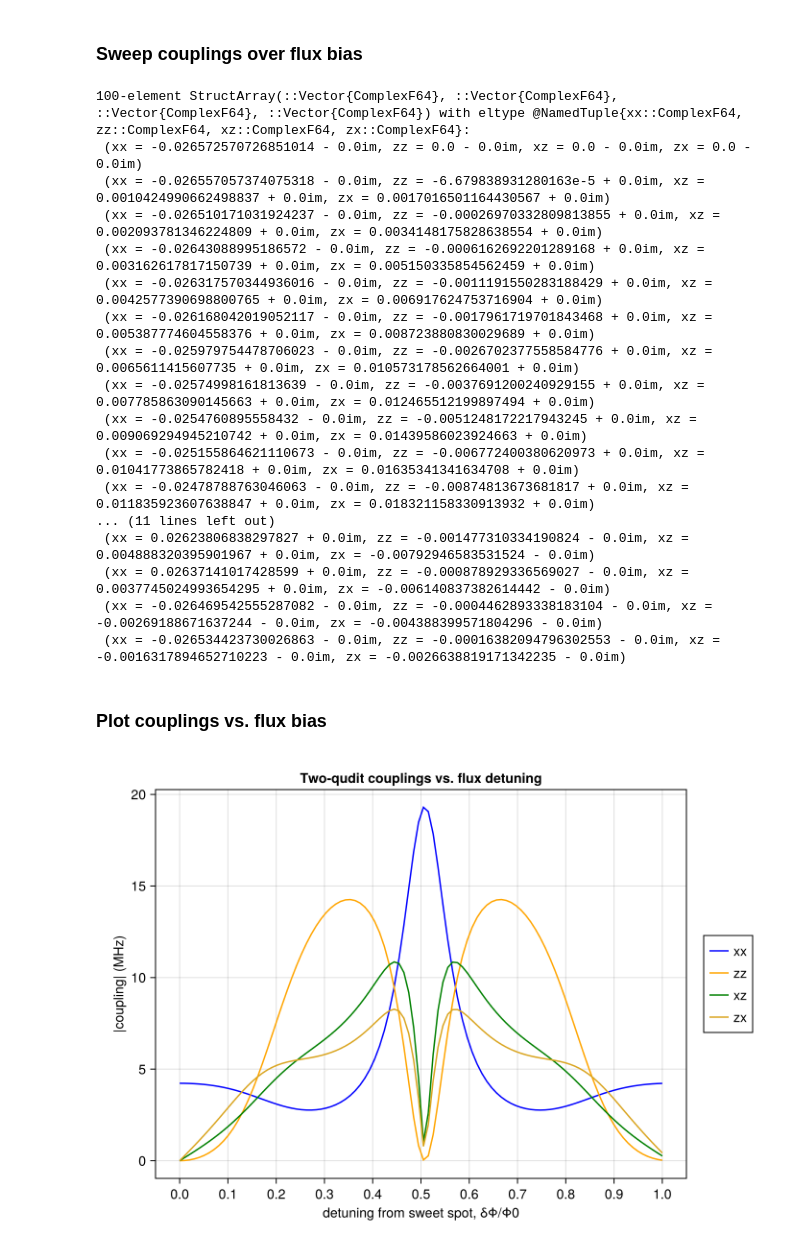
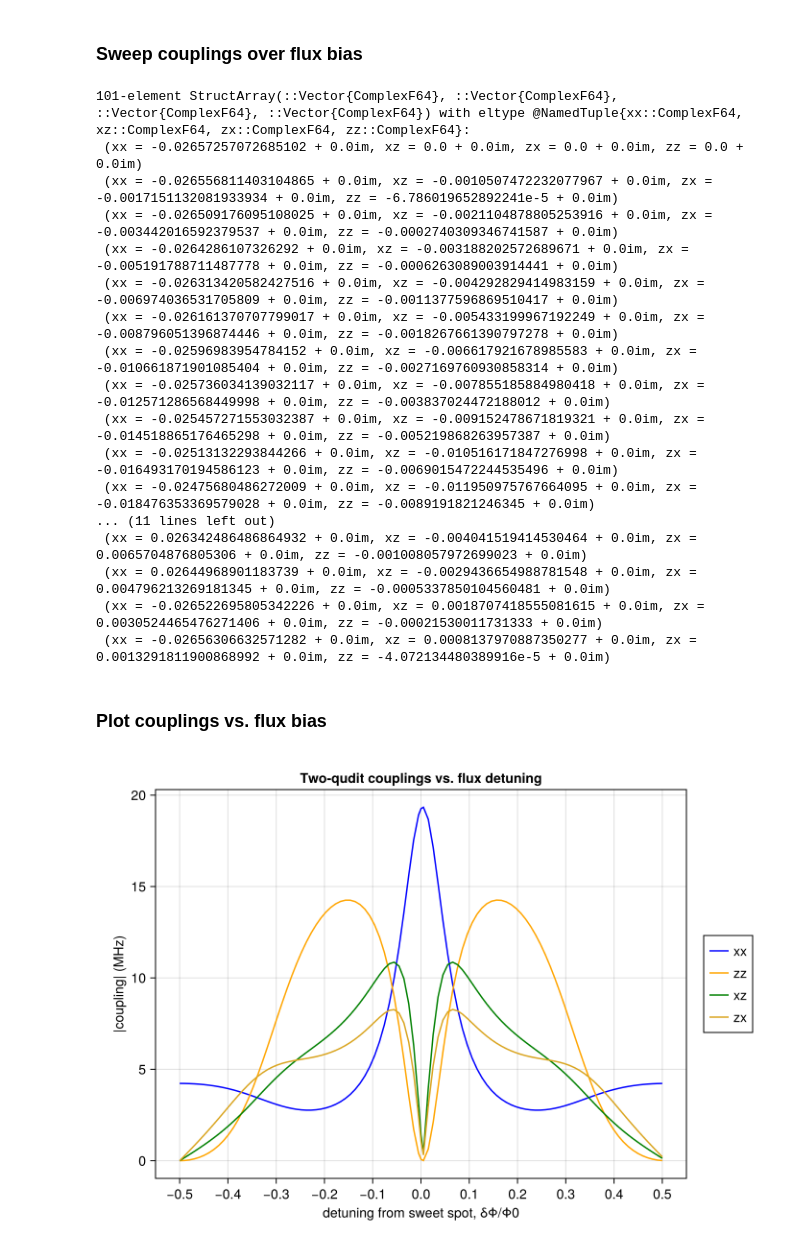
Before and after one commit to brisenodaniel/XoniumUnitCell.jl, a Jupyter notebook: notebooks/parametric_CZ.ipynb, the cells around one changed output. Drawn from its saved outputs; the diff is of its cells as text; code cells hidden in the pictures.

```diff
--- a/notebooks/parametric_CZ.ipynb
+++ b/notebooks/parametric_CZ.ipynb
@@ -266,65 +56,58 @@ get_propagator (generic function with 1 method)
 # %% [markdown]
 ### Sweep couplings over flux bias
 # %%
-δϕs = LinRange(0, 1, 100) * 2π  # detuning from the sweet spot (Φ0/2); same physical range as before (0 to 2π absolute), just recentered
+# true detuning of both fluxonia from the sweet spot Φ0/2, as a flux angle 2πδΦ/Φ0 (total bias π + δϕ)
+δϕs = collect(LinRange(-0.5, 0.5, 100)) * 2π
+0.0 ∈ δϕs || (δϕs = sort!([δϕs; 0.0]))  # always include the sweet spot
 
-function sweep_couplings(sys, δϕs)
-    couplings1, refs = get_qubit_couplings(δϕs[1], δϕs[1])
-    results = Vector{typeof(couplings1)}(undef, length(δϕs))
-    results[1] = couplings1
-    @showprogress for i in 2:length(δϕs)
-        couplings, refs = get_qubit_couplings(δϕs[i], δϕs[i]; refs=refs)
-        results[i] = couplings
-    end
-    return StructArray(results)
-end
-
-sweep = sweep_couplings(H_bare, δϕs)
+# XoniumUnitCell implements H = ... − J(φA + ϕA)(φB + ϕB), so the coupling magnitude is passed;
+# the notebook's J carries the sign of the old +J convention
+sweep = sweep_couplings(δϕs, fA_params, fB_params, XoniumUnitCell.build_H_S1, -J)
 # %% [output]
-100-element StructArray(::Vector{ComplexF64}, ::Vector{ComplexF64}, ::Vector{ComplexF64}, ::Vector{ComplexF64}) with eltype @NamedTuple{xx::ComplexF64, zz::ComplexF64, xz::ComplexF64, zx::ComplexF64}:
- (xx = -0.026572570726851014 - 0.0im, zz = 0.0 - 0.0im, xz = 0.0 - 0.0im, zx = 0.0 - 0.0im)
- (xx = -0.026557057374075318 - 0.0im, zz = -6.679838931280163e-5 + 0.0im, xz = 0.0010424990662498837 + 0.0im, zx = 0.0017016501164430567 + 0.0im)
- (xx = -0.026510171031924237 - 0.0im, zz = -0.00026970332809813855 + 0.0im, xz = 0.002093781346224809 + 0.0im, zx = 0.0034148175828638554 + 0.0im)
- (xx = -0.02643088995186572 - 0.0im, zz = -0.0006162692201289168 + 0.0im, xz = 0.003162617817150739 + 0.0im, zx = 0.005150335854562459 + 0.0im)
- (xx = -0.026317570344936016 - 0.0im, zz = -0.0011191550283188429 + 0.0im, xz = 0.0042577390698800765 + 0.0im, zx = 0.006917624753716904 + 0.0im)
- (xx = -0.026168042019052117 - 0.0im, zz = -0.0017961719701843468 + 0.0im, xz = 0.005387774604558376 + 0.0im, zx = 0.008723880830029689 + 0.0im)
- (xx = -0.025979754478706023 - 0.0im, zz = -0.0026702377558584776 + 0.0im, xz = 0.0065611415607735 + 0.0im, zx = 0.010573178562664001 + 0.0im)
- (xx = -0.02574998161813639 - 0.0im, zz = -0.0037691200240929155 + 0.0im, xz = 0.007785863090145663 + 0.0im, zx = 0.012465512199897494 + 0.0im)
- (xx = -0.0254760895558432 - 0.0im, zz = -0.0051248172217943245 + 0.0im, xz = 0.009069294945210742 + 0.0im, zx = 0.01439586023924663 + 0.0im)
- (xx = -0.025155864621110673 - 0.0im, zz = -0.006772400380620973 + 0.0im, xz = 0.01041773865782418 + 0.0im, zx = 0.01635341341634708 + 0.0im)
- (xx = -0.02478788763046063 - 0.0im, zz = -0.00874813673681817 + 0.0im, xz = 0.011835923607638847 + 0.0im, zx = 0.018321158330913932 + 0.0im)
+101-element StructArray(::Vector{ComplexF64}, ::Vector{ComplexF64}, ::Vector{ComplexF64}, ::Vector{ComplexF64}) with eltype @NamedTuple{xx::ComplexF64, xz::ComplexF64, zx::ComplexF64, zz::ComplexF64}:
+ (xx = -0.02657257072685102 + 0.0im, xz = 0.0 + 0.0im, zx = 0.0 + 0.0im, zz = 0.0 + 0.0im)
+ (xx = -0.026556811403104865 + 0.0im, xz = -0.0010507472232077967 + 0.0im, zx = -0.0017151132081933934 + 0.0im, zz = -6.786019652892241e-5 + 0.0im)
+ (xx = -0.026509176095108025 + 0.0im, xz = -0.0021104878805253916 + 0.0im, zx = -0.003442016592379537 + 0.0im, zz = -0.0002740309346741587 + 0.0im)
+ (xx = -0.0264286107326292 + 0.0im, xz = -0.003188202572689671 + 0.0im, zx = -0.005191788711487778 + 0.0im, zz = -0.0006263089003914441 + 0.0im)
+ (xx = -0.026313420582427516 + 0.0im, xz = -0.004292829414983159 + 0.0im, zx = -0.006974036531705809 + 0.0im, zz = -0.0011377596869510417 + 0.0im)
+ (xx = -0.026161370707799017 + 0.0im, xz = -0.005433199967192249 + 0.0im, zx = -0.008796051396874446 + 0.0im, zz = -0.0018267661390797278 + 0.0im)
+ (xx = -0.02596983954784152 + 0.0im, xz = -0.006617921678985583 + 0.0im, zx = -0.010661871901085404 + 0.0im, zz = -0.0027169760930858314 + 0.0im)
+ (xx = -0.025736034139032117 + 0.0im, xz = -0.007855185884980418 + 0.0im, zx = -0.012571286568449998 + 0.0im, zz = -0.003837024472188012 + 0.0im)
+ (xx = -0.025457271553032387 + 0.0im, xz = -0.009152478671819321 + 0.0im, zx = -0.014518865176465298 + 0.0im, zz = -0.005219868263957387 + 0.0im)
+ (xx = -0.02513132293844266 + 0.0im, xz = -0.010516171847276998 + 0.0im, zx = -0.016493170194586123 + 0.0im, zz = -0.0069015472244535496 + 0.0im)
+ (xx = -0.02475680486272009 + 0.0im, xz = -0.011950975767664095 + 0.0im, zx = -0.018476353369579028 + 0.0im, zz = -0.0089191821246345 + 0.0im)
 ... (11 lines left out)
- (xx = 0.02623806838297827 + 0.0im, zz = -0.001477310334190824 - 0.0im, xz = 0.004888320395901967 + 0.0im, zx = -0.00792946583531524 - 0.0im)
- (xx = 0.02637141017428599 + 0.0im, zz = -0.000878929336569027 - 0.0im, xz = 0.0037745024993654295 + 0.0im, zx = -0.006140837382614442 - 0.0im)
- (xx = -0.026469542555287082 - 0.0im, zz = -0.0004462893338183104 - 0.0im, xz = -0.00269188671637244 - 0.0im, zx = -0.004388399571804296 - 0.0im)
- (xx = -0.026534423730026863 - 0.0im, zz = -0.00016382094796302553 - 0.0im, xz = -0.0016317894652710223 - 0.0im, zx = -0.0026638819171342235 - 0.0im)
+ (xx = 0.026342486486864932 + 0.0im, xz = -0.004041519414530464 + 0.0im, zx = 0.0065704876805306 + 0.0im, zz = -0.001008057972699023 + 0.0im)
+ (xx = 0.02644968901183739 + 0.0im, xz = -0.0029436654988781548 + 0.0im, zx = 0.004796213269181345 + 0.0im, zz = -0.0005337850104560481 + 0.0im)
+ (xx = -0.026522695805342226 + 0.0im, xz = 0.0018707418555081615 + 0.0im, zx = 0.0030524465476271406 + 0.0im, zz = -0.00021530011731333 + 0.0im)
+ (xx = -0.02656306632571282 + 0.0im, xz = 0.0008137970887350277 + 0.0im, zx = 0.0013291811900868992 + 0.0im, zz = -4.072134480389916e-5 + 0.0im)
 # %% [markdown]
 ### Plot couplings vs. flux bias
 # %%
 # sign toggles (+1 or -1): multiply the plotted curves, e.g. to undo an arbitrary eigenvector-gauge flip
 xx, xz, zx = 1, 1, 1
 toggles = (xx = xx, zz = 1, xz = xz, zx = zx)
 
 fig = Figure(size = (700, 500))
 
 ax = Axis(
     fig[1, 1];
     xlabel = "detuning from sweet spot, δΦ/Φ0",
     ylabel = "|coupling| (MHz)",
     title = "Two-qudit couplings vs. flux detuning",
-    xticks = -0.0:0.1:1,
+    xticks = -0.5:0.1:0.5,
     yticks = [-10, -5, 0, 5, 10, 15, 20],
     xgridvisible = true,
     ygridvisible = true,
 )
 
 component_colors = Dict(:xx => :blue, :zz => :orange, :xz => :green, :zx => :goldenrod)
 
 foreach((:xx, :zz, :xz, :zx)) do component
-    lines!(ax, δϕs./2π, toggles[component] .* 1e3 .*  abs.(getproperty(sweep, component))./2π; label = String(component), color = component_colors[component])
+    lines!(ax, δϕs./2π, toggles[component] .* 1e3 .*abs.(getproperty(sweep, component))./2π; label = String(component), color = component_colors[component])
 end
 
 Legend(fig[1, 2], ax)
 fig
 # %% [output]
-[figure, old version]
+[figure, new version]
```
Also changed, not shown: parts of 18 cells of this notebook, 12 other files.
